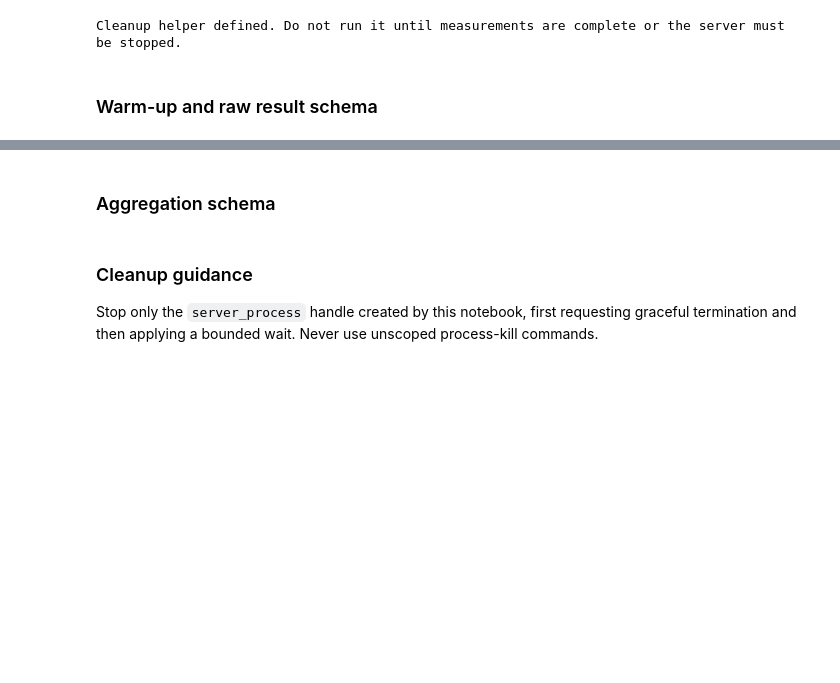
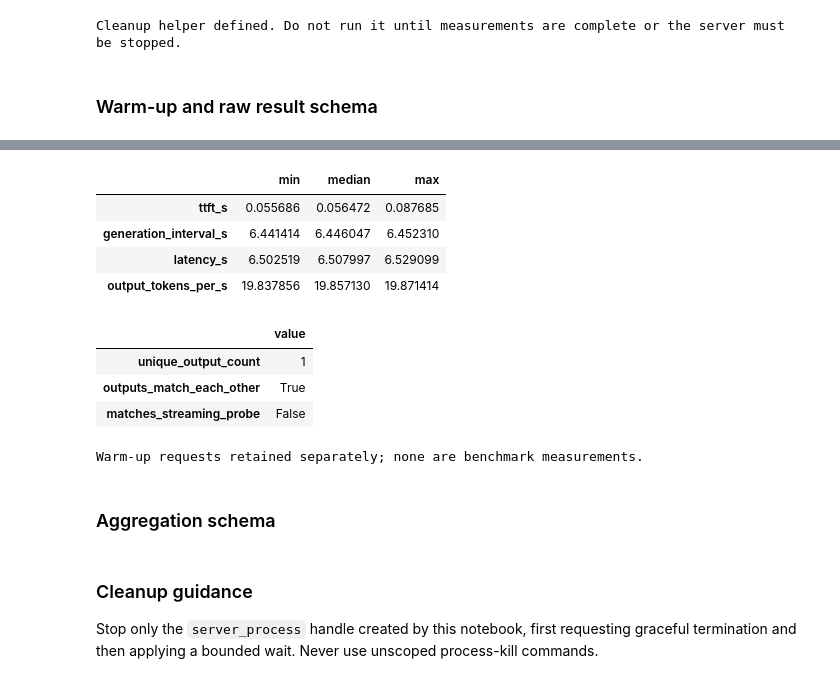
Before and after one commit to coert/dgx-spark-lab, a Jupyter notebook: experiments/01-distributed-inference/01-single-node-inference.ipynb, the cells around one changed output, grey strips where cells are left out. Saved outputs shown, nothing was run; the diff lists cells and outputs as text; code cells hidden in the pictures; blank space fills up the shorter version.

```diff
--- a/experiments/01-distributed-inference/01-single-node-inference.ipynb
+++ b/experiments/01-distributed-inference/01-single-node-inference.ipynb
@@ -1681,3 +1756,45 @@ raw_results
+# %%
+warmup_metric_summary = (
+    warmup_results[
+        [
+            "ttft_s",
+            "generation_interval_s",
+            "latency_s",
+            "output_tokens_per_s",
+        ]
+    ]
+    .agg(["min", "median", "max"])
+    .T
+)
+
+warmup_determinism = pd.Series(
+    {
+        "unique_output_count": (warmup_results["output_text"].nunique(dropna=False)),
+        "outputs_match_each_other": (
+            warmup_results["output_text"].nunique(dropna=False) == 1
+        ),
+        "matches_streaming_probe": bool(
+            warmup_results["output_text"].eq(streaming_probe["output_text"]).all()
+        ),
+    },
+    name="value",
+)
+
+display(warmup_metric_summary)
+display(warmup_determinism.to_frame())
+
+print("Warm-up requests retained separately; none are benchmark measurements.")
+# %% [output]
+|  | min | median | max |
+| ttft_s | 0.055686 | 0.056472 | 0.087685 |
+| generation_interval_s | 6.441414 | 6.446047 | 6.452310 |
+| latency_s | 6.502519 | 6.507997 | 6.529099 |
+| output_tokens_per_s | 19.837856 | 19.857130 | 19.871414 |
+|  | value |
+| unique_output_count | 1 |
+| outputs_match_each_other | True |
+| matches_streaming_probe | False |
+Warm-up requests retained separately; none are benchmark measurements.
 # %% [markdown]
 ### Aggregation schema
 # %%
```
Also changed, not shown: parts of 2 cells of this notebook.
